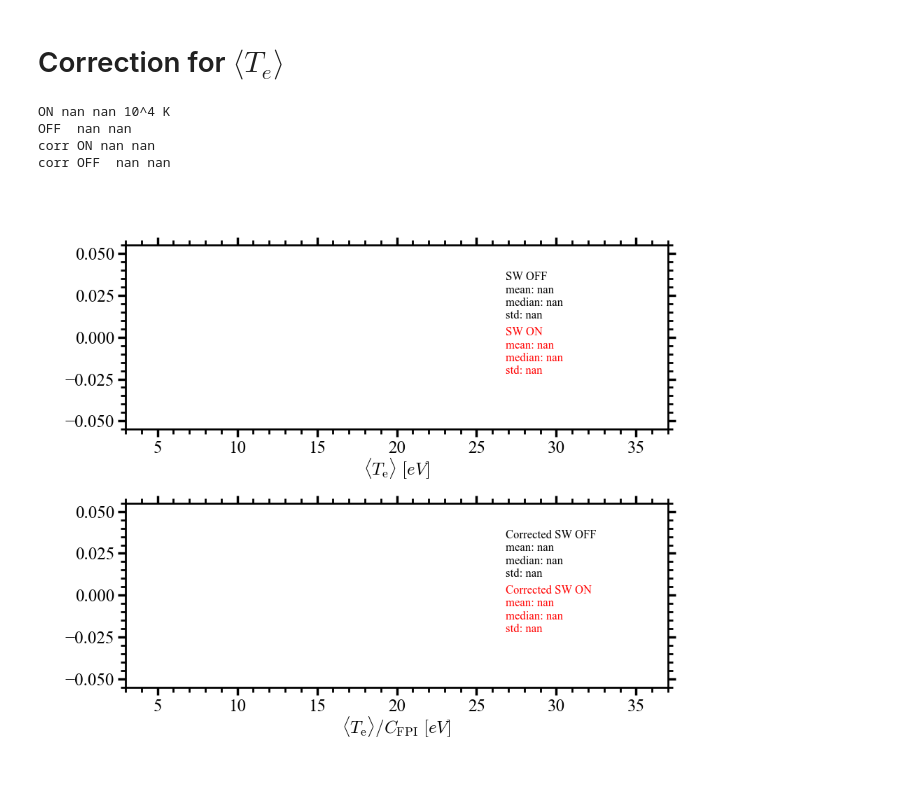
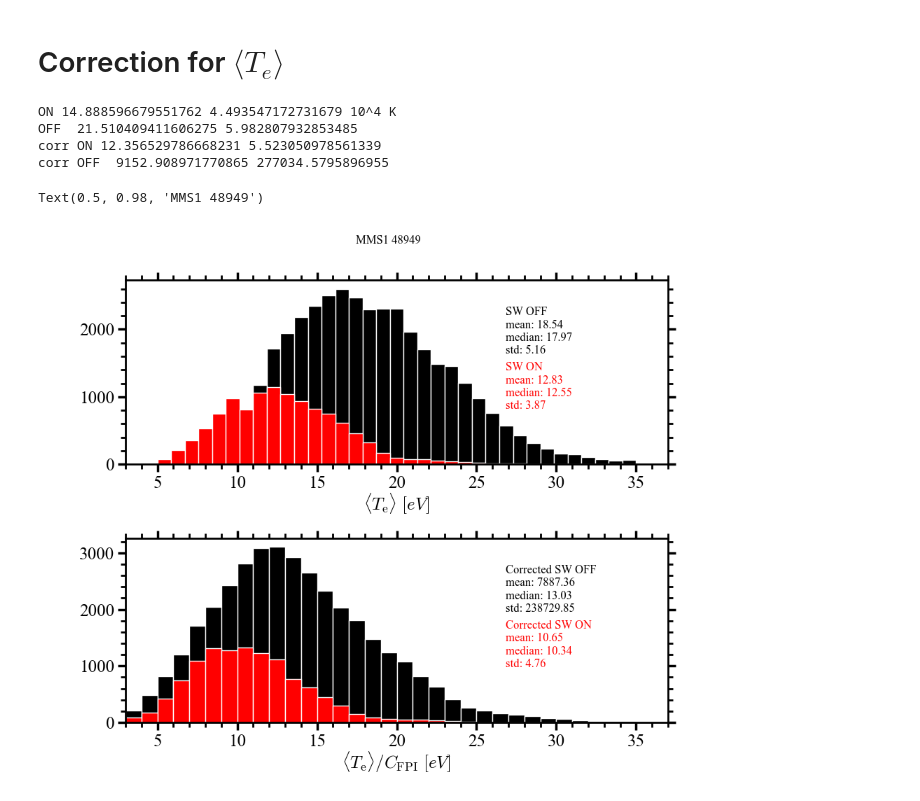
Before and after one commit to atlasMax/sw_density, a Jupyter notebook: make_figures.ipynb, the cells around one changed output. Drawn from its saved outputs; the diff is of its cells as text; code cells hidden in the pictures.

Commit message:
file to read data from correction factor .csv output file and make figures

```diff
--- a/make_figures.ipynb
+++ b/make_figures.ipynb
@@ -19,8 +17,7 @@ data = np.genfromtxt(f'output_data/stats/density_correction_stats.csv', delimite
 data_dict = {name: data[name] for name in data.dtype.names}
 
 # Unpack values
-start_str_, stop_str_, c0_, vsc_mean_, t_e_mean_, beta_, N0_, ic_= data_dict.values()
+start_str_, stop_str_, c0_, vsc_mean_, t_e_mean_, beta_, N0_, ic_, sw_mode_= data_dict.values()
 start_dts_ = np.array(start_str_, dtype='datetime64')
 stop_dts_ = np.array(stop_str_, dtype='datetime64')
-sw_mode = np.ones_like(c0_)*2
 idxs_all = [(ic_ == i) for i in range(1,5)]
@@ -216,6 +208,17 @@ ax2.grid(0)
 
 
 b = 35
+ic = 1
+ic_idxs = idxs_all[ic-1]
+sw_mode = sw_mode_[ic_idxs]
+#start_str_, stop_str_, c0_, vsc_mean_, t_e_mean_, beta_, N0_, ic_
+c0 = c0_[ic_idxs]
+vsc_mean = vsc_mean_[ic_idxs]
+t_e_mean = t_e_mean_[ic_idxs]
+# sw_mode
+ON_idxs = np.where(sw_mode == 1)[0]
+OFF_idxs = np.where(sw_mode == 0)[0]
+
 
 tmoff = t_e_mean[OFF_idxs]
 tmon = t_e_mean[ON_idxs]
@@ -283,36 +286,37 @@ ax2.set_xlabel(r'$\langle T_\mathrm{e} \rangle / C_\mathrm{FPI}\ [eV]$')
 ax2.set_xlim(3, 37)
 ax1.set_xlim(3, 37)
 
 
 def top_x_transform(x):
     return (x /8.6173303e-5 / 1e4)
 
 def top_x_inverse_transform(x):
     return x * 8.6173303e-5 * 1e4
 
 # # Adding secondary x-axes
 # # ax1_top = ax.secondary_xaxis('top', functions=(top_x_transform, top_x_inverse_transform))
 
 # ax1_top = ax1.secondary_xaxis('top', functions=(top_x_transform, top_x_inverse_transform))
 # ax1_top.set_xlabel(r'$\log_{10} (T_\mathrm{e} / k_B)$')
 
 
 # # ax2.xaxis.set_ticks([])
 # ax2_top = ax2.secondary_xaxis('top', functions=(top_x_transform, top_x_inverse_transform))
 # ax2_top.set_xlabel(r'$\log_{10} (T_\mathrm{e} / k_B)$')
 
 
 print('ON',tmon_mean/8.6173303e-5 / 1e4, tmon_std/8.6173303e-5 / 1e4, '10^4 K')
 print('OFF ',tmoff_mean/8.6173303e-5 / 1e4, tmoff_std/8.6173303e-5 / 1e4)
 
 print('corr ON',tmon_corr_mean/8.6173303e-5 / 1e4, tmon_corr_std/8.6173303e-5 / 1e4)
 print('corr OFF ',tmoff_corr_mean/8.6173303e-5 / 1e4, tmoff_corr_std/8.6173303e-5 / 1e4)
 
-
+fig.suptitle(f'MMS{ic} {len(sw_mode)}')
 # plt.savefig('plots/kiruna/corrected_Te.png', dpi=300)
 # %% [output]
-ON nan nan 10^4 K
-OFF  nan nan
-corr ON nan nan
-corr OFF  nan nan
+ON 14.888596679551762 4.493547172731679 10^4 K
+OFF  21.510409411606275 5.982807932853485
+corr ON 12.356529786668231 5.523050978561339
+corr OFF  9152.908971770865 277034.5795896955
+Text(0.5, 0.98, 'MMS1 48949')
-[figure, old version]
+[figure, new version]
```
Also changed, not shown: parts of 4 cells of this notebook.
